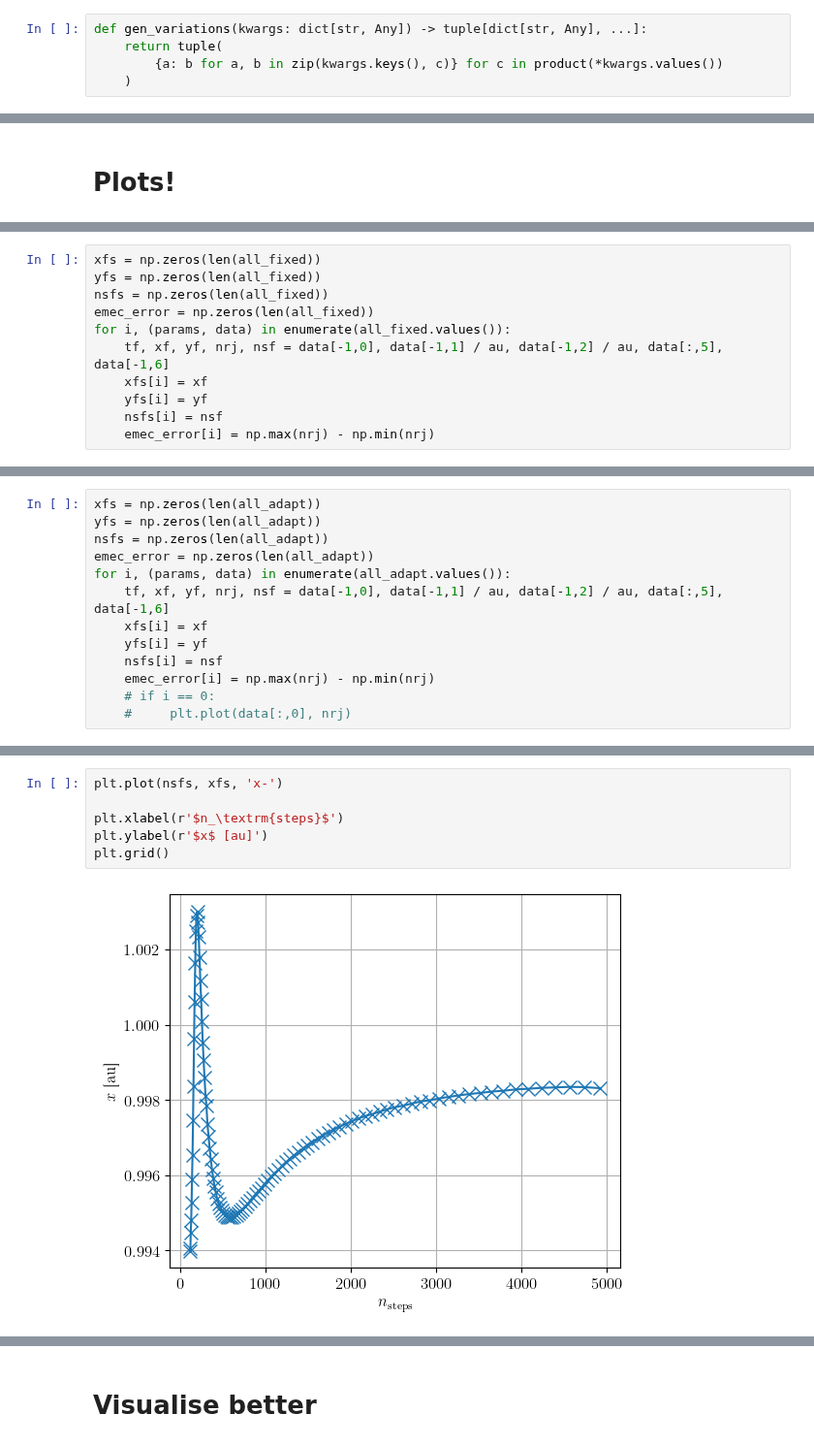
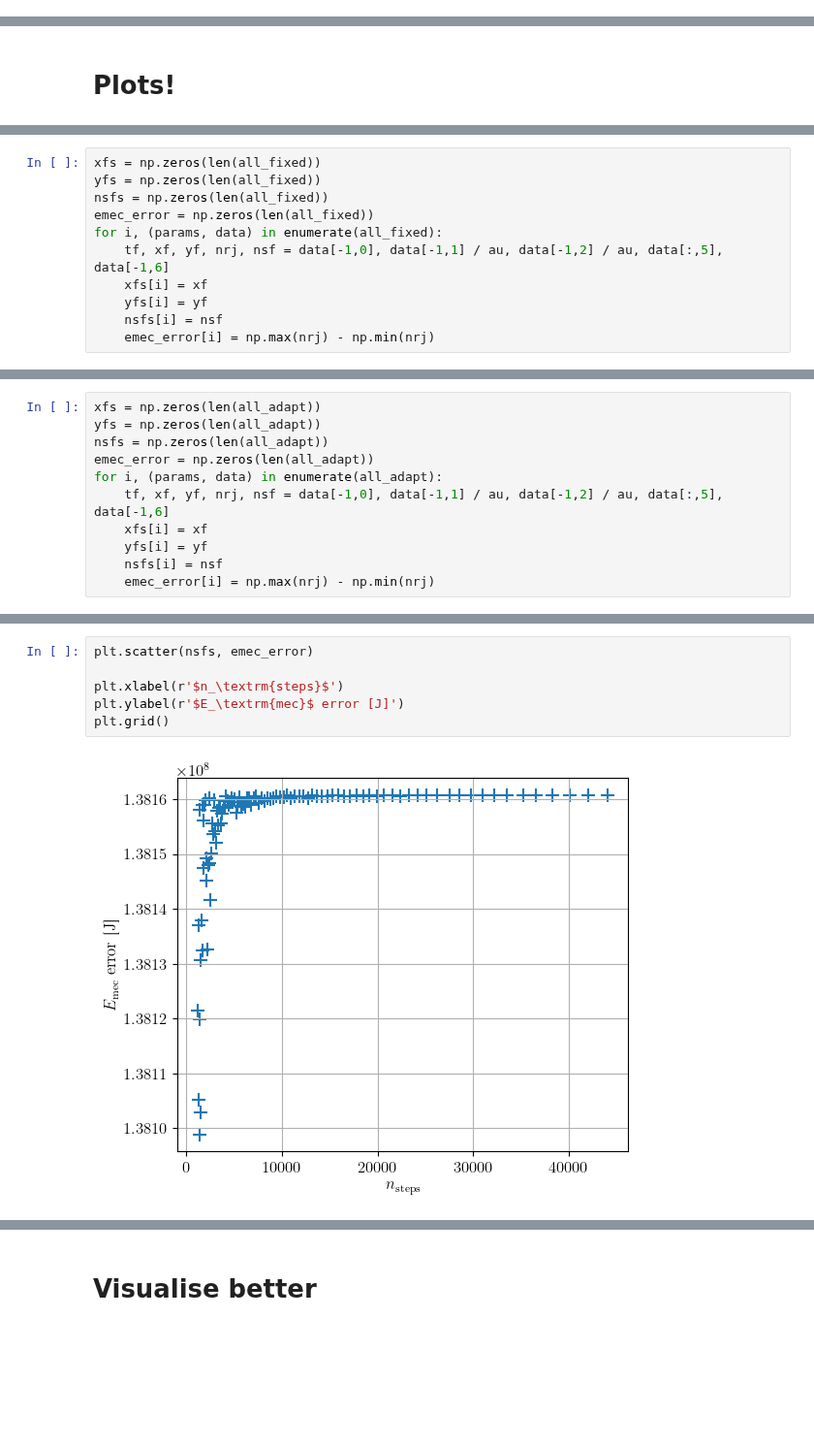
Before and after one commit to TomVdt/PhysNum, a Jupyter notebook: exercice3/analysis/analysis3bi.ipynb, the cells around one changed output, grey strips where cells are left out. Shown at 97% size. Saved outputs shown, nothing was run; the diff lists cells and outputs as text; blank space fills up the shorter version.

```diff
--- a/exercice3/analysis/analysis3bi.ipynb
+++ b/exercice3/analysis/analysis3bi.ipynb
@@ -50,9 +46,4 @@ coefs = [
 roots = np.roots(coefs)
 assert roots[2].imag == 0.0
 L2x = roots[2].real
-# %%
-def gen_variations(kwargs: dict[str, Any]) -> tuple[dict[str, Any], ...]:
-    return tuple(
-        {a: b for a, b in zip(kwargs.keys(), c)} for c in product(*kwargs.values())
-    )
 # %%
@@ -145,7 +106,7 @@ xfs = np.zeros(len(all_fixed))
 yfs = np.zeros(len(all_fixed))
 nsfs = np.zeros(len(all_fixed))
 emec_error = np.zeros(len(all_fixed))
-for i, (params, data) in enumerate(all_fixed.values()):
+for i, (params, data) in enumerate(all_fixed):
     tf, xf, yf, nrj, nsf = data[-1,0], data[-1,1] / au, data[-1,2] / au, data[:,5], data[-1,6]
     xfs[i] = xf
     yfs[i] = yf
@@ -154,3 +131,14 @@ for i, (params, data) in enumerate(all_fixed.values()):
+# %%
+xfs = np.zeros(len(all_adapt))
+yfs = np.zeros(len(all_adapt))
+nsfs = np.zeros(len(all_adapt))
+emec_error = np.zeros(len(all_adapt))
+for i, (params, data) in enumerate(all_adapt):
+    tf, xf, yf, nrj, nsf = data[-1,0], data[-1,1] / au, data[-1,2] / au, data[:,5], data[-1,6]
+    xfs[i] = xf
+    yfs[i] = yf
+    nsfs[i] = nsf
+    emec_error[i] = np.max(nrj) - np.min(nrj)
 # %%
 plt.plot(nsfs, xfs, 'x-')
 
@@ -170,13 +157,0 @@ plt.grid()
-# %%
-xfs = np.zeros(len(all_adapt))
-yfs = np.zeros(len(all_adapt))
-nsfs = np.zeros(len(all_adapt))
-emec_error = np.zeros(len(all_adapt))
-for i, (params, data) in enumerate(all_adapt.values()):
-    tf, xf, yf, nrj, nsf = data[-1,0], data[-1,1] / au, data[-1,2] / au, data[:,5], data[-1,6]
-    xfs[i] = xf
-    yfs[i] = yf
-    nsfs[i] = nsf
-    emec_error[i] = np.max(nrj) - np.min(nrj)
-    # if i == 0:
-    #     plt.plot(data[:,0], nrj)
@@ -185,8 +158,8 @@ for i, (params, data) in enumerate(all_adapt.values()):
 # %%
-plt.plot(nsfs, xfs, 'x-')
+plt.scatter(nsfs, emec_error)
 
 plt.xlabel(r'$n_\textrm{steps}$')
-plt.ylabel(r'$x$ [au]')
+plt.ylabel(r'$E_\textrm{mec}$ error [J]')
 plt.grid()
 # %% [output]
-[figure, old version]
+[figure, new version]
```
Also changed, not shown: parts of 13 cells of this notebook, 12 other files.
